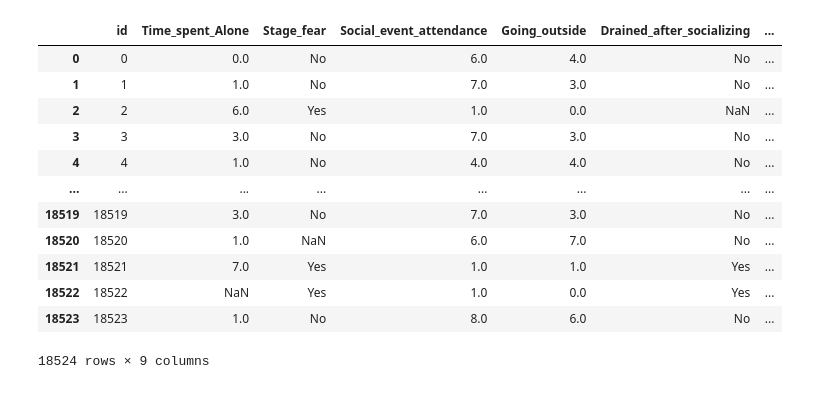
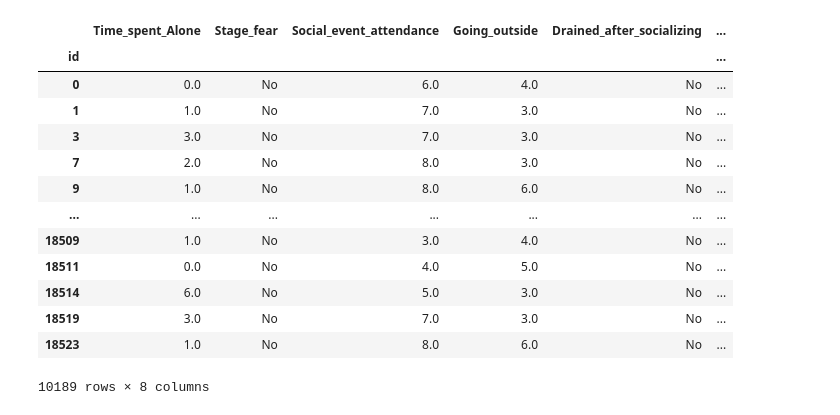
Before and after one commit to Tesserxt/jupyter_venv, a Jupyter notebook: intro_extro/main.ipynb, the cells around one changed output. Drawn from its saved outputs; the diff is of its cells as text; code cells hidden in the pictures.

```diff
--- a/intro_extro/main.ipynb
+++ b/intro_extro/main.ipynb
@@ -1,17 +1,20 @@
 # %%
 import pandas as pd
-pd.read_csv("data/train.csv")
+train_data  = pd.read_csv("data/train.csv", index_col='id').dropna()
+test_data = pd.read_csv("data/test.csv", index_col='id').dropna()
+train_data
 # %% [output]
-|  | id | Time_spent_Alone | Stage_fear | Social_event_attendance | Going_outside | Drained_after_socializing | ... |
-| 0 | 0 | 0.0 | No | 6.0 | 4.0 | No | ... |
-| 1 | 1 | 1.0 | No | 7.0 | 3.0 | No | ... |
-| 2 | 2 | 6.0 | Yes | 1.0 | 0.0 | NaN | ... |
-| 3 | 3 | 3.0 | No | 7.0 | 3.0 | No | ... |
-| 4 | 4 | 1.0 | No | 4.0 | 4.0 | No | ... |
-| ... | ... | ... | ... | ... | ... | ... | ... |
-| 18519 | 18519 | 3.0 | No | 7.0 | 3.0 | No | ... |
-| 18520 | 18520 | 1.0 | NaN | 6.0 | 7.0 | No | ... |
-| 18521 | 18521 | 7.0 | Yes | 1.0 | 1.0 | Yes | ... |
-| 18522 | 18522 | NaN | Yes | 1.0 | 0.0 | Yes | ... |
-| 18523 | 18523 | 1.0 | No | 8.0 | 6.0 | No | ... |
+|  | Time_spent_Alone | Stage_fear | Social_event_attendance | Going_outside | Drained_after_socializing | ... |
+| id |  |  |  |  |  | ... |
+| 0 | 0.0 | No | 6.0 | 4.0 | No | ... |
+| 1 | 1.0 | No | 7.0 | 3.0 | No | ... |
+| 3 | 3.0 | No | 7.0 | 3.0 | No | ... |
+| 7 | 2.0 | No | 8.0 | 3.0 | No | ... |
+| 9 | 1.0 | No | 8.0 | 6.0 | No | ... |
+| ... | ... | ... | ... | ... | ... | ... |
+| 18509 | 1.0 | No | 3.0 | 4.0 | No | ... |
+| 18511 | 0.0 | No | 4.0 | 5.0 | No | ... |
+| 18514 | 6.0 | No | 5.0 | 3.0 | No | ... |
+| 18519 | 3.0 | No | 7.0 | 3.0 | No | ... |
+| 18523 | 1.0 | No | 8.0 | 6.0 | No | ... |
-18524 rows × 9 columns
+10189 rows × 8 columns
```
Also changed, not shown: parts of 17 cells of this notebook.
